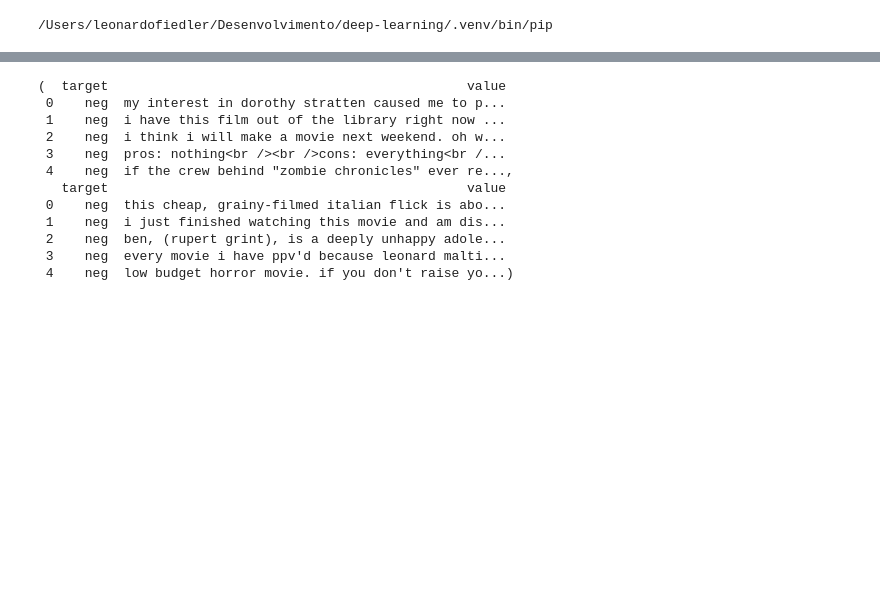
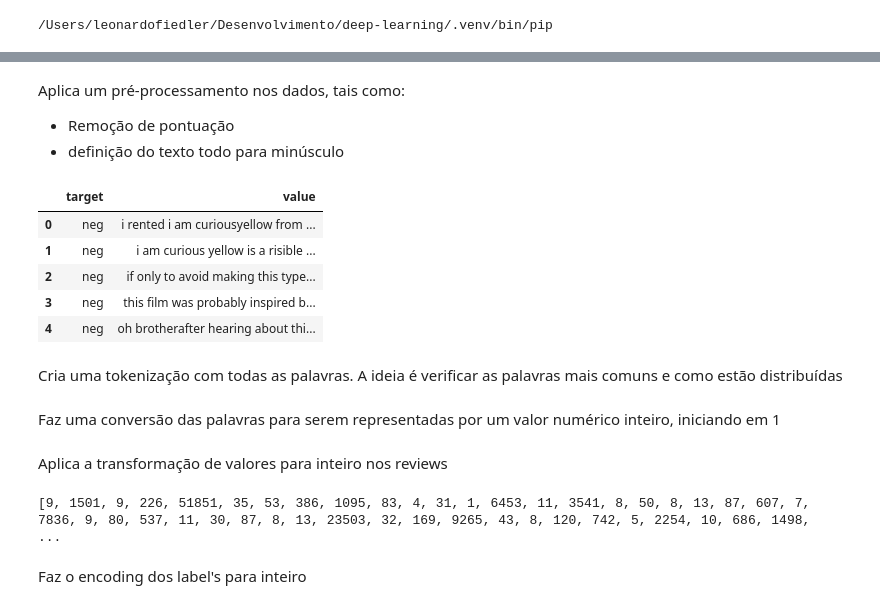
Before and after one commit to leonardoFiedler/deep-learning-python-furb, a Jupyter notebook: Trabalho.ipynb, the cells around one changed output, grey strips where cells are left out. Drawn from its saved outputs; the diff is of its cells as text; code cells hidden in the pictures; blank space fills up the shorter version.

```diff
--- a/Trabalho.ipynb
+++ b/Trabalho.ipynb
@@ -58,21 +87,21 @@ df_test.target.value_counts().plot.bar()
-# %%
-def preprocess_data(x):
-    return x.lower()
-
-df_train = df_train.assign(value = df_train.value.apply(lambda x: preprocess_data(x)))
-df_test  = df_test.assign(value  = df_test.value.apply(lambda x: preprocess_data(x)))
-
-df_train.head(), df_test.head()
-# %% [output]
-(  target                                              value
- 0    neg  my interest in dorothy stratten caused me to p...
- 1    neg  i have this film out of the library right now ...
- 2    neg  i think i will make a movie next weekend. oh w...
- 3    neg  pros: nothing<br /><br />cons: everything<br /...
- 4    neg  if the crew behind "zombie chronicles" ever re...,
-   target                                              value
- 0    neg  this cheap, grainy-filmed italian flick is abo...
- 1    neg  i just finished watching this movie and am dis...
- 2    neg  ben, (rupert grint), is a deeply unhappy adole...
- 3    neg  every movie i have ppv'd because leonard malti...
- 4    neg  low budget horror movie. if you don't raise yo...)
+# %% [markdown]
+Aplica um pré-processamento nos dados, tais como:
+
+* Remoção de pontuação
+* definição do texto todo para minúsculo
+# %%
+def preprocess_data(x):
+    all_text = ''.join(c for c in x if c not in punctuation)
+    return all_text.lower()
+
+df_data = df_data.assign(value = df_data.value.apply(lambda x: preprocess_data(x)))
+df_data.head()
+# %% [output]
+|  | target | value |
+| 0 | neg | i rented i am curiousyellow from ... |
+| 1 | neg | i am curious yellow is a risible ... |
+| 2 | neg | if only to avoid making this type... |
+| 3 | neg | this film was probably inspired b... |
+| 4 | neg | oh brotherafter hearing about thi... |
+# %% [markdown]
+Cria uma tokenização com todas as palavras. A ideia é verificar as palavras mais comuns e como estão distribuídas
@@ -78,0 +125,2 @@ df_train.head(), df_test.head()
+# %% [markdown]
+Faz uma conversão das palavras para serem representadas por um valor numérico inteiro, iniciando em 1
@@ -78,0 +129,14 @@ df_train.head(), df_test.head()
+# %% [markdown]
+Aplica a transformação de valores para inteiro nos reviews
+# %%
+reviews_int = []
+
+for review in df_data.value.values:
+    r = [vocab_to_int[w] for w in review.split()]
+    reviews_int.append(r)
+
+print(reviews_int[0])
+# %% [output]
+[9, 1501, 9, 226, 51851, 35, 53, 386, 1095, 83, 4, 31, 1, 6453, 11, 3541, 8, 50, 8, 13, 87, 607, 7, 7836, 9, 80, 537, 11, 30, 87, 8, 13, 23503, 32, 169, 9265, 43, 8, 120, 742, 5, 2254, 10, 686, 1498,  ...
+# %% [markdown]
+Faz o encoding dos label's para inteiro
```
Also changed, not shown: parts of 39 cells of this notebook, 1 other file.
